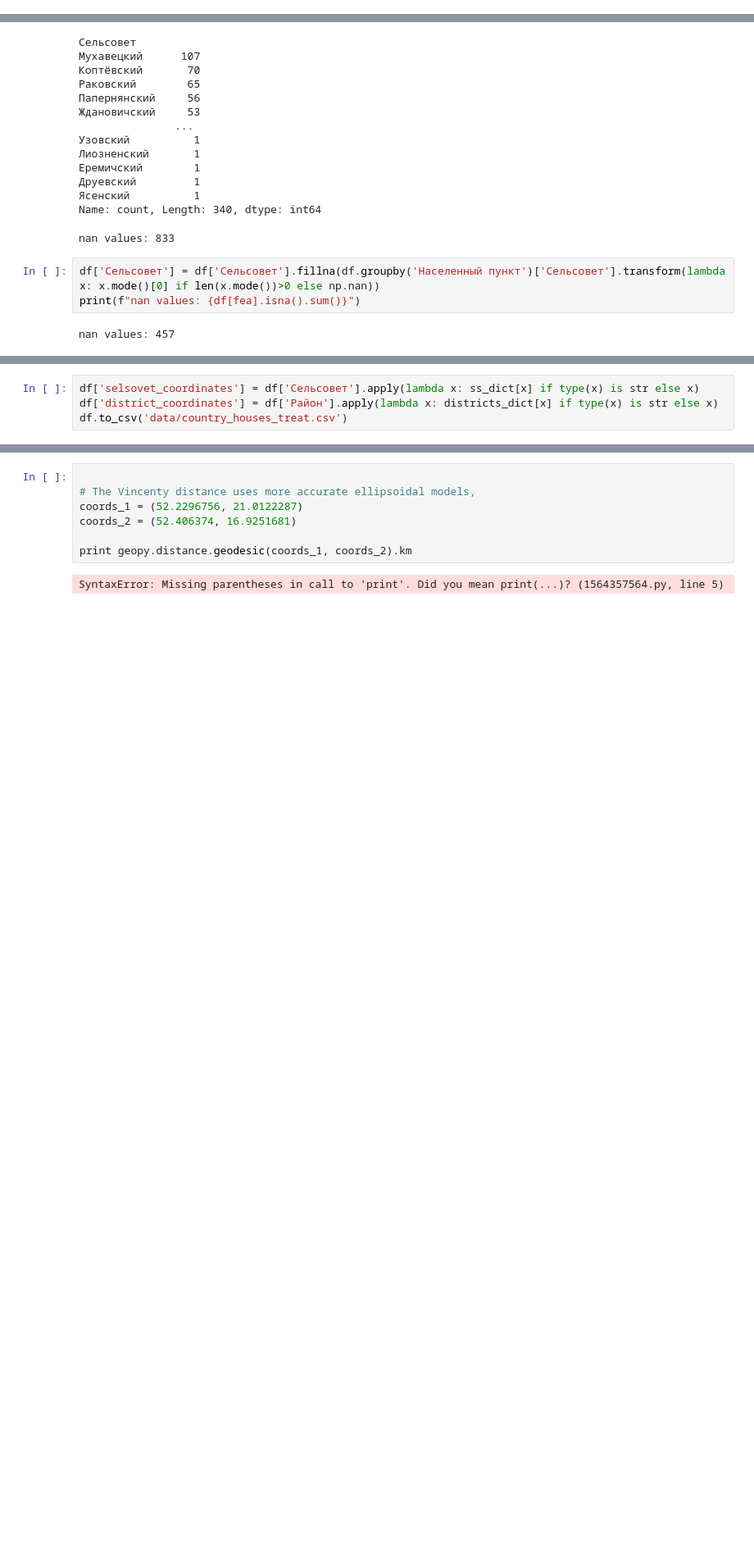
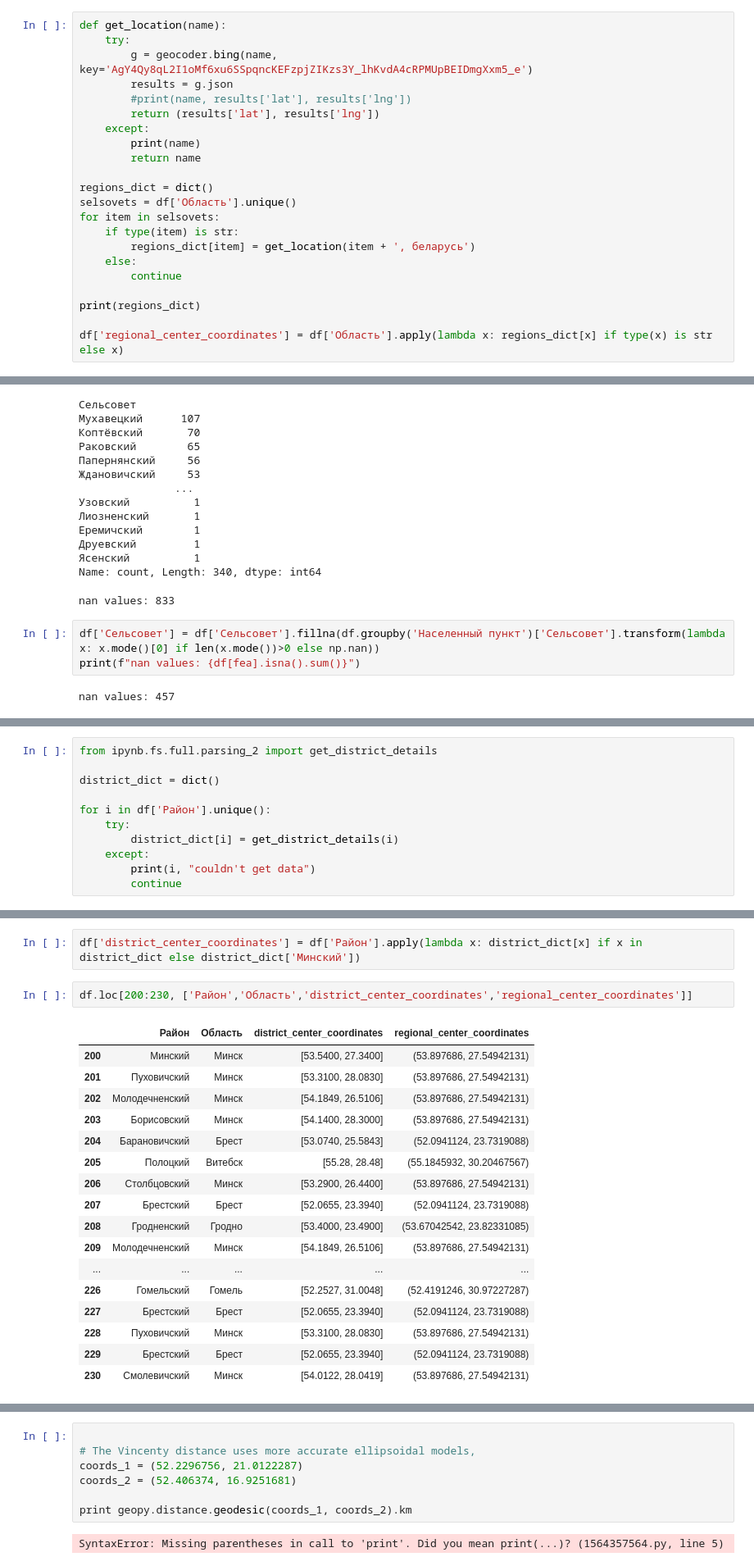
Before and after one commit to ssiarhei115/CountryHouse-price-prediction, a Jupyter notebook: code.ipynb, the cells around one changed output, grey strips where cells are left out. Shown at 82% size. Cells and saved outputs as stored; diff of their text form; blank space fills up the shorter version.

```diff
--- a/code.ipynb
+++ b/code.ipynb
@@ -467,0 +515,22 @@ r
+# %%
+def get_location(name):
+    try:
+        g = geocoder.bing(name, key='AgY4Qy8qL2I1oMf6xu6SSpqncKEFzpjZIKzs3Y_lhKvdA4cRPMUpBEIDmgXxm5_e')
+        results = g.json
+        #print(name, results['lat'], results['lng'])
+        return (results['lat'], results['lng'])
+    except:
+        print(name)
+        return name
+
+regions_dict = dict()
+selsovets = df['Область'].unique()
+for item in selsovets:
+    if type(item) is str:
+        regions_dict[item] = get_location(item + ', беларусь')
+    else:
+        continue
+
+print(regions_dict)
+
+df['regional_center_coordinates'] = df['Область'].apply(lambda x: regions_dict[x] if type(x) is str else x)
@@ -590,4 +575,0 @@ ss_dict
-# %%
-df['selsovet_coordinates'] = df['Сельсовет'].apply(lambda x: ss_dict[x] if type(x) is str else x)
-df['district_coordinates'] = df['Район'].apply(lambda x: districts_dict[x] if type(x) is str else x)
-df.to_csv('data/country_houses_treat.csv')
@@ -593,0 +600,11 @@ df.to_csv('data/country_houses_treat.csv')
+# %%
+from ipynb.fs.full.parsing_2 import get_district_details
+
+district_dict = dict()
+
+for i in df['Район'].unique():
+    try:
+        district_dict[i] = get_district_details(i)
+    except:
+        print(i, "couldn't get data")
+        continue
@@ -593,0 +629,22 @@ df.to_csv('data/country_houses_treat.csv')
+# %%
+df['district_center_coordinates'] = df['Район'].apply(lambda x: district_dict[x] if x in district_dict else district_dict['Минский'])
+# %%
+df.loc[200:230, ['Район','Область','district_center_coordinates','regional_center_coordinates']]
+# %% [output]
+|  | Район | Область | district_center_coordinates | regional_center_coordinates |
+| 200 | Минский | Минск | [53.5400, 27.3400] | (53.897686, 27.54942131) |
+| 201 | Пуховичский | Минск | [53.3100, 28.0830] | (53.897686, 27.54942131) |
+| 202 | Молодечненский | Минск | [54.1849, 26.5106] | (53.897686, 27.54942131) |
+| 203 | Борисовский | Минск | [54.1400, 28.3000] | (53.897686, 27.54942131) |
+| 204 | Барановичский | Брест | [53.0740, 25.5843] | (52.0941124, 23.7319088) |
+| 205 | Полоцкий | Витебск | [55.28, 28.48] | (55.1845932, 30.20467567) |
+| 206 | Столбцовский | Минск | [53.2900, 26.4400] | (53.897686, 27.54942131) |
+| 207 | Брестский | Брест | [52.0655, 23.3940] | (52.0941124, 23.7319088) |
+| 208 | Гродненский | Гродно | [53.4000, 23.4900] | (53.67042542, 23.82331085) |
+| 209 | Молодечненский | Минск | [54.1849, 26.5106] | (53.897686, 27.54942131) |
+| ... | ... | ... | ... | ... |
+| 226 | Гомельский | Гомель | [52.2527, 31.0048] | (52.4191246, 30.97227287) |
+| 227 | Брестский | Брест | [52.0655, 23.3940] | (52.0941124, 23.7319088) |
+| 228 | Пуховичский | Минск | [53.3100, 28.0830] | (53.897686, 27.54942131) |
+| 229 | Брестский | Брест | [52.0655, 23.3940] | (52.0941124, 23.7319088) |
+| 230 | Смолевичский | Минск | [54.0122, 28.0419] | (53.897686, 27.54942131) |
```
Also changed, not shown: parts of 21 cells of this notebook, 3 other files.
